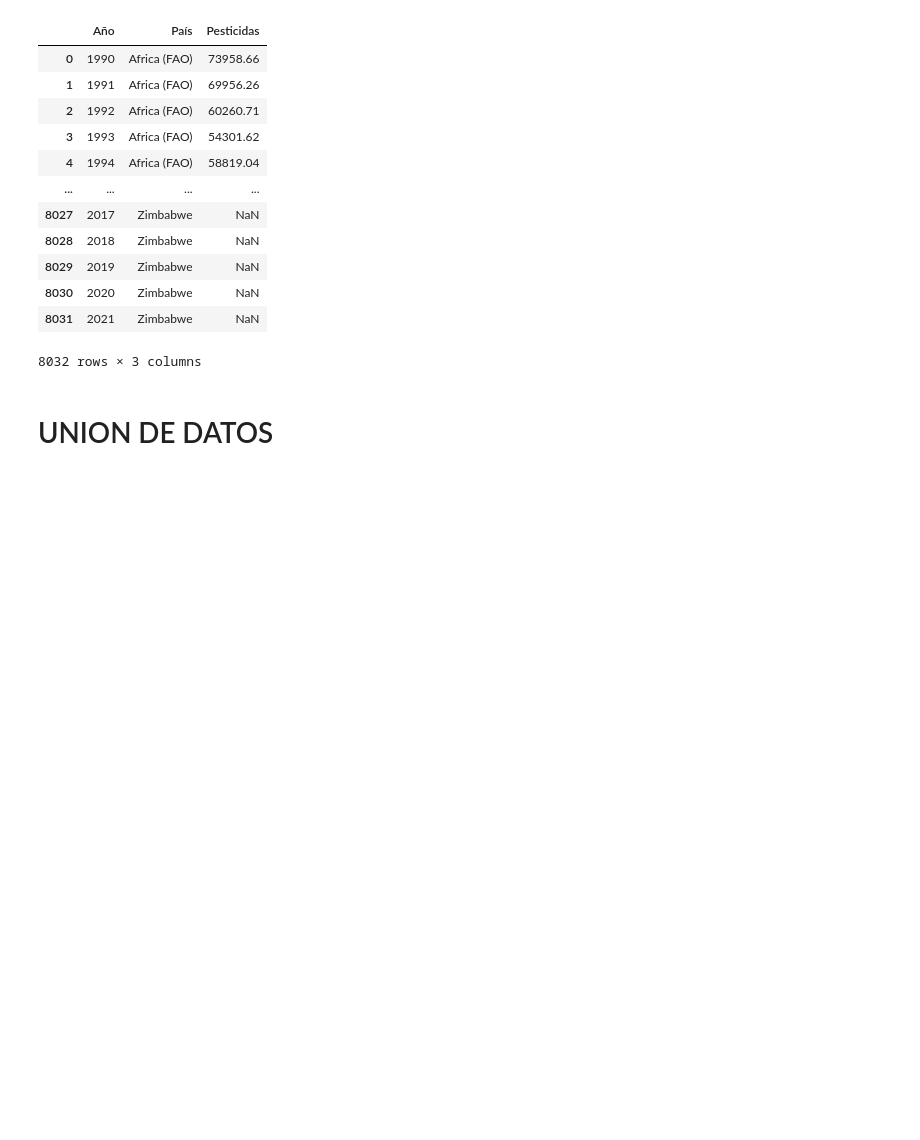
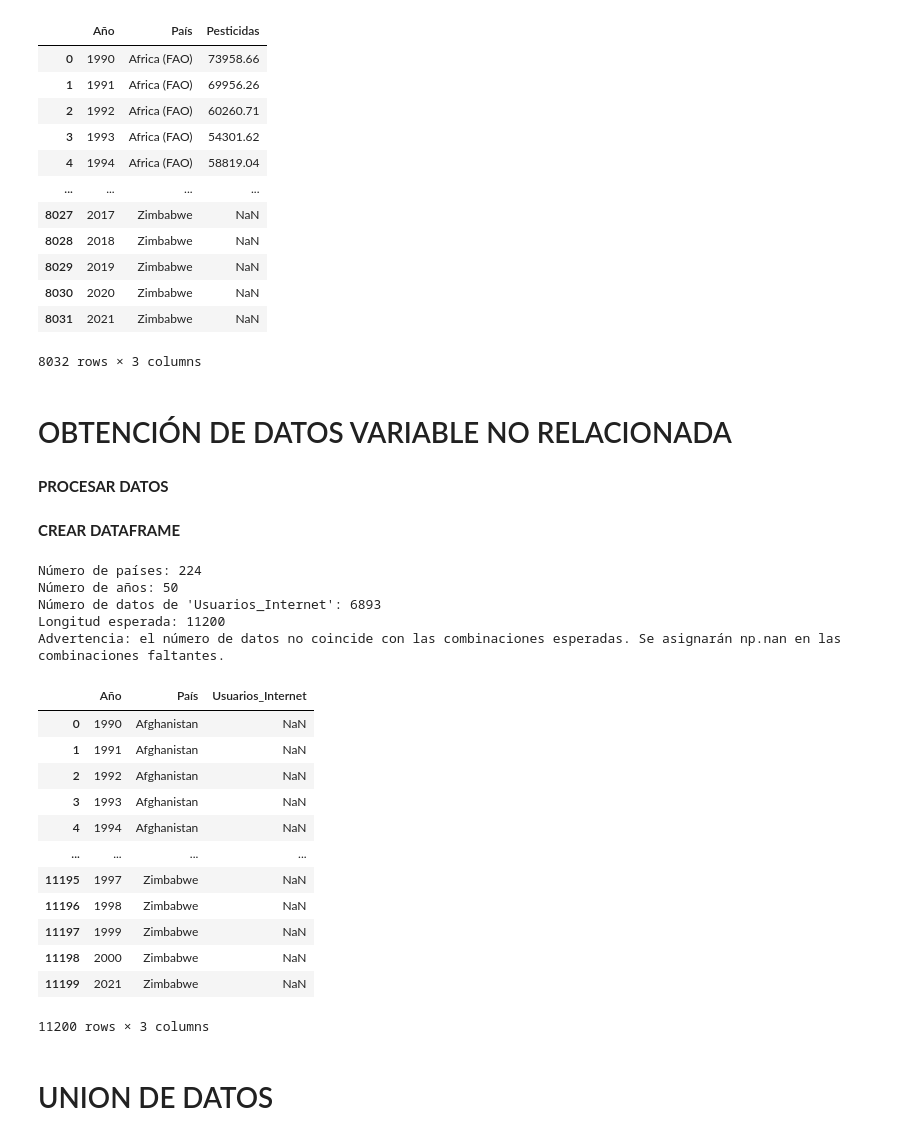
Before and after one commit to Lorenacalvoperez/Trabajo-Fin-de-Grado, a Jupyter notebook: SCRIPTS/DataFrames.ipynb, the cells around one changed output. Drawn from its saved outputs; the diff is of its cells as text; code cells hidden in the pictures; blank space fills up the shorter version.

```diff
--- a/SCRIPTS/DataFrames.ipynb
+++ b/SCRIPTS/DataFrames.ipynb
@@ -391,3 +391,7 @@ display(df_pepticidas)
 | 8030 | 2020 | Zimbabwe | NaN |
 | 8031 | 2021 | Zimbabwe | NaN |
 8032 rows × 3 columns
+# %% [markdown]
+# OBTENCIÓN DE DATOS VARIABLE NO RELACIONADA
+# %% [markdown]
+**PROCESAR DATOS**
@@ -394,3 +465,57 @@ display(df_pepticidas)
+# %% [markdown]
+**CREAR DATAFRAME**
+# %%
+# Función para crear el DataFrame
+def crear_dataframe(datos_procesados):
+    """
+    Crea un DataFrame de pandas a partir de una lista de diccionarios.
+
+    Parámetros:
+      datos_procesados (list): Lista de diccionarios con claves 'Año', 'País' y 'Usuarios_Internet'.
+
+    Retorna:
+      pd.DataFrame: DataFrame creado a partir de los datos procesados.
+    """
+    df = pd.DataFrame(datos_procesados)
+    return df
+# %%
+import pandas as pd
+import requests
+DATA_URL = "https://api.ourworldindata.org/v1/indicators/1004714.data.json"
+METADATA_URL = "https://api.ourworldindata.org/v1/indicators/1004714.metadata.json"
+
+
+# Uso de las funciones:
+# 1. Cargar los datos
+datos, metadata = cargar_datos()
+
+# 2. Procesar los datos
+datos_procesados = procesar_datos(datos, metadata)
+
+# 3. Crear el DataFrame
+df_usuarios_internet = crear_dataframe(datos_procesados)
+
+# Mostrar las primeras filas del DataFrame
+display(df_usuarios_internet)
+# %% [output]
+Número de países: 224
+Número de años: 50
+Número de datos de 'Usuarios_Internet': 6893
+Longitud esperada: 11200
+Advertencia: el número de datos no coincide con las combinaciones esperadas. Se asignarán np.nan en las combinaciones faltantes.
+|  | Año | País | Usuarios_Internet |
+| 0 | 1990 | Afghanistan | NaN |
+| 1 | 1991 | Afghanistan | NaN |
+| 2 | 1992 | Afghanistan | NaN |
+| 3 | 1993 | Afghanistan | NaN |
+| 4 | 1994 | Afghanistan | NaN |
+| ... | ... | ... | ... |
+| 11195 | 1997 | Zimbabwe | NaN |
+| 11196 | 1998 | Zimbabwe | NaN |
+| 11197 | 1999 | Zimbabwe | NaN |
+| 11198 | 2000 | Zimbabwe | NaN |
+| 11199 | 2021 | Zimbabwe | NaN |
+11200 rows × 3 columns
 # %% [markdown]
 # UNION DE DATOS
 # %% [markdown]
```
Also changed, not shown: parts of 3 cells of this notebook.
